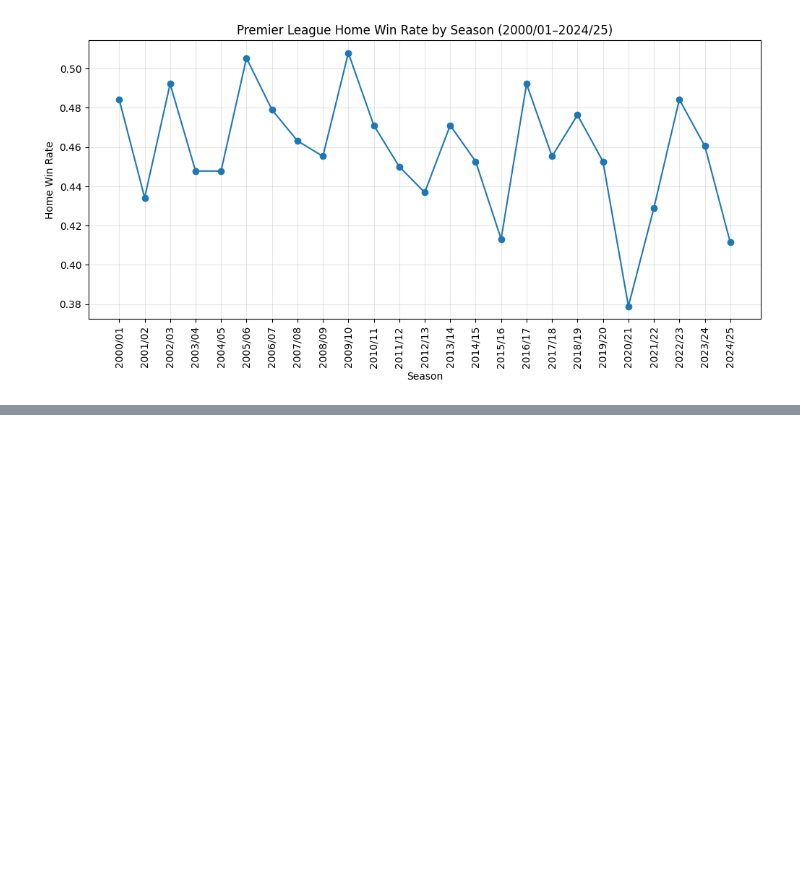
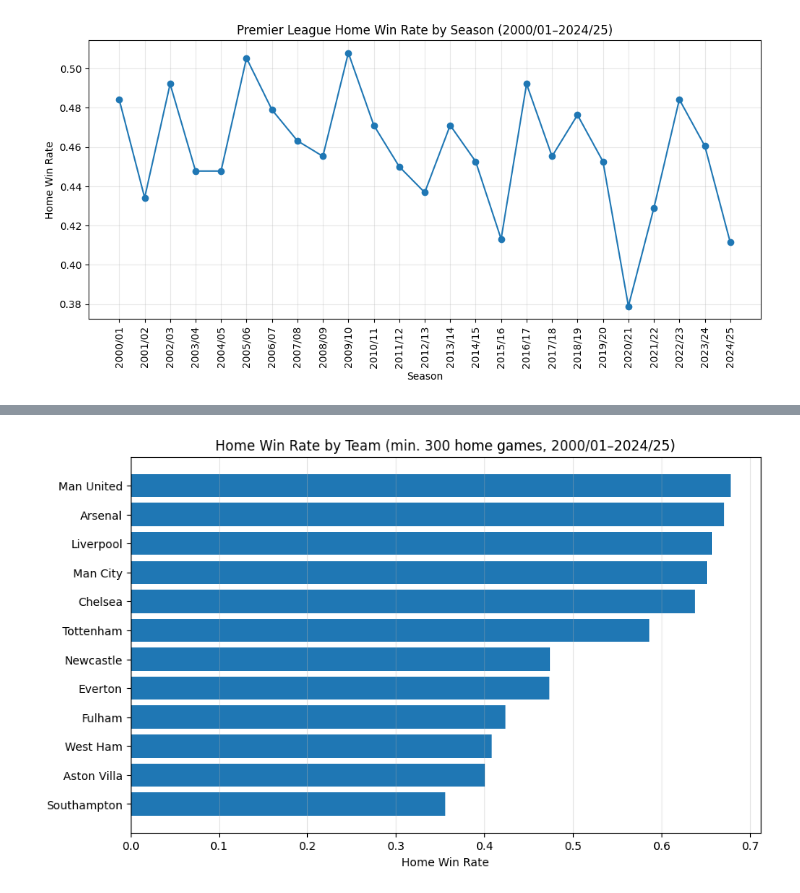
Before and after one commit to azizdaim/epl-data-analysis, a Jupyter notebook: epl_eda.ipynb, the cells around one changed output, grey strips where cells are left out. Saved outputs shown, nothing was run; the diff lists cells and outputs as text; code cells hidden in the pictures; blank space fills up the shorter version.

Commit message:
Add team home win rate bar chart

```diff
--- a/epl_eda.ipynb
+++ b/epl_eda.ipynb
@@ -164,0 +169,10 @@ plt.show()
+# %%
+plt.figure(figsize=(10, 6))
+plt.barh(filtered_win_rate.index, filtered_win_rate.values)
+plt.xlabel('Home Win Rate')
+plt.title('Home Win Rate by Team (min. 300 home games, 2000/01–2024/25)')
+plt.gca().invert_yaxis()
+plt.grid(True, alpha=0.3, axis='x')
+plt.show()
+# %% [output]
+[figure, added]
```
Also changed, not shown: parts of 1 cell of this notebook.
